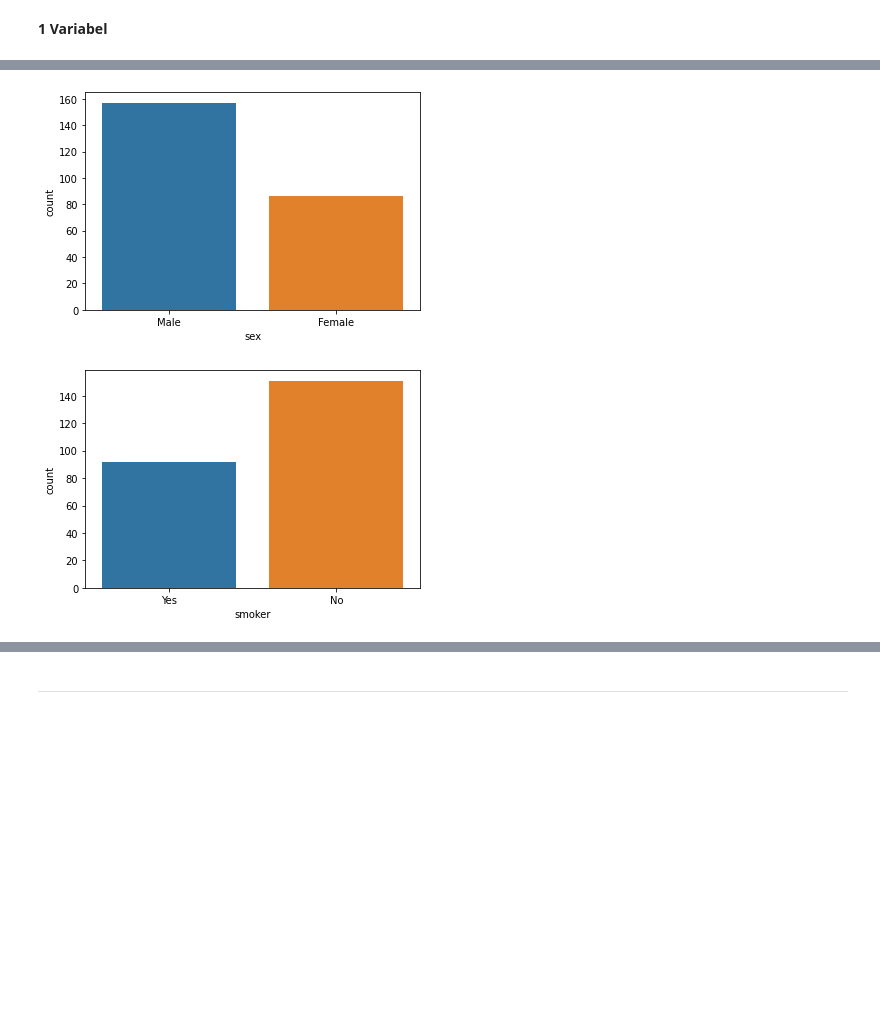
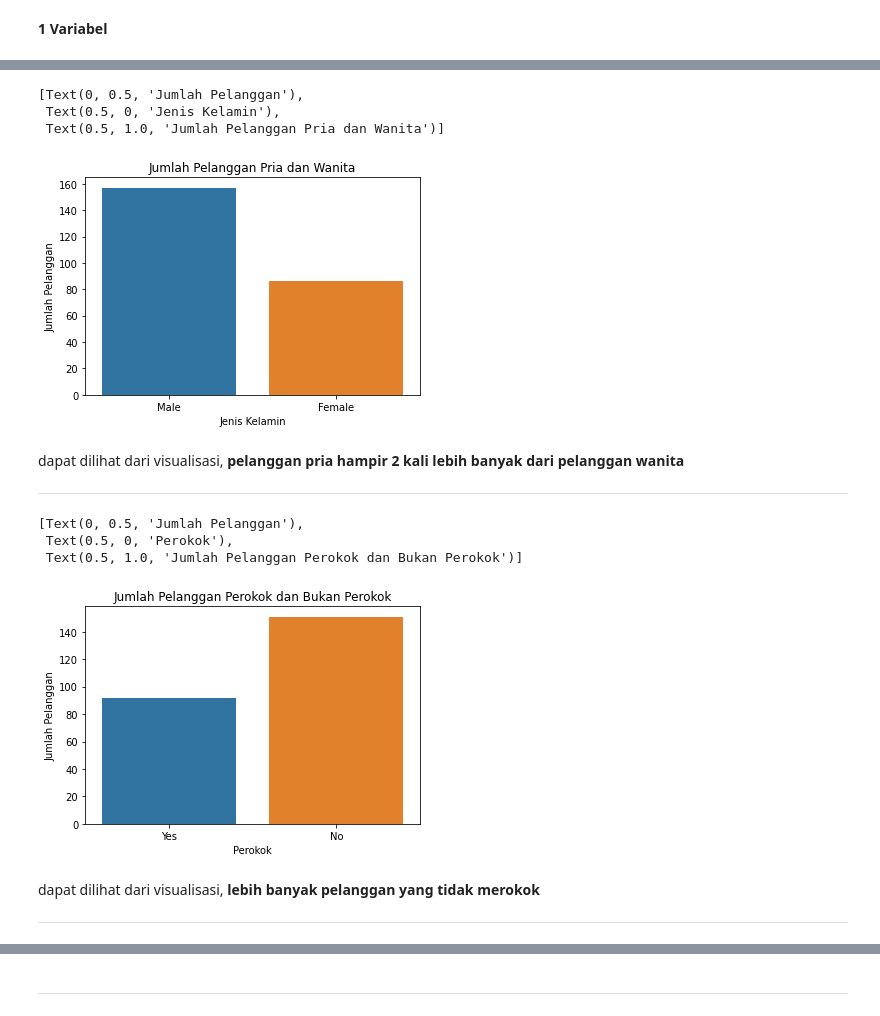
Before and after one commit to ulwanfaqih/Portofolio, a Jupyter notebook: Insight_Data_Pelanggan_Restoran.ipynb, the cells around one changed output, grey strips where cells are left out. Saved outputs shown, nothing was run; the diff lists cells and outputs as text; code cells hidden in the pictures; blank space fills up the shorter version.

```diff
--- a/Insight_Data_Pelanggan_Restoran.ipynb
+++ b/Insight_Data_Pelanggan_Restoran.ipynb
@@ -176,10 +182,28 @@ p = sns.distplot(data_resto['tip'])
 # %%
 p = sns.countplot(x ="sex",data=data_resto)
+p.set(xlabel='Jenis Kelamin', ylabel='Jumlah Pelanggan', title='Jumlah Pelanggan Pria dan Wanita')
 # %% [output]
+[Text(0, 0.5, 'Jumlah Pelanggan'),
+ Text(0.5, 0, 'Jenis Kelamin'),
+ Text(0.5, 1.0, 'Jumlah Pelanggan Pria dan Wanita')]
-[figure, old version]
+[figure, new version]
+# %% [markdown]
+dapat dilihat dari visualisasi, **pelanggan pria hampir 2 kali lebih banyak dari pelanggan wanita**
+
+
+---
 # %%
 p = sns.countplot(x ="smoker",data=data_resto)
+p.set(xlabel='Perokok', ylabel='Jumlah Pelanggan', title='Jumlah Pelanggan Perokok dan Bukan Perokok')
 # %% [output]
+[Text(0, 0.5, 'Jumlah Pelanggan'),
+ Text(0.5, 0, 'Perokok'),
+ Text(0.5, 1.0, 'Jumlah Pelanggan Perokok dan Bukan Perokok')]
-[figure, old version]
+[figure, new version]
+# %% [markdown]
+dapat dilihat dari visualisasi, **lebih banyak pelanggan yang tidak merokok**
+
+
+---
 # %%
 p = sns.countplot(x ="day",data=data_resto)
```
Also changed, not shown: parts of 20 cells of this notebook.
